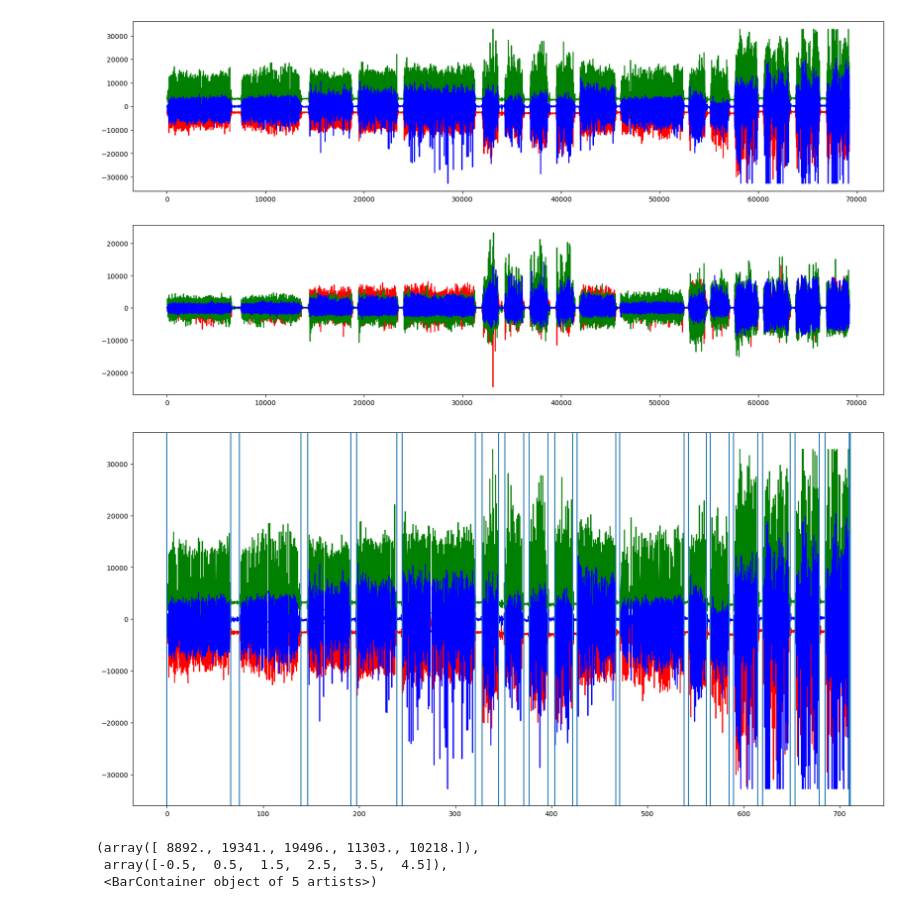
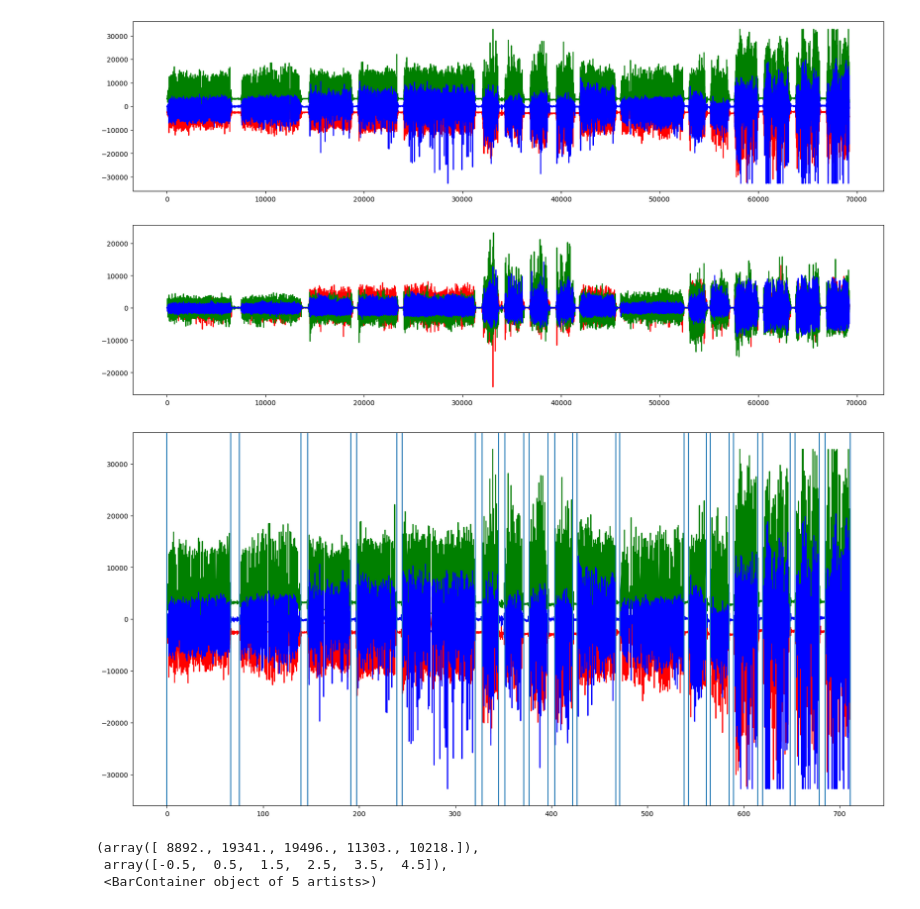
Before and after one commit to dangoodie/cosc102-assignment3, a Jupyter notebook: a3_prepare_data.ipynb, the cells around one changed output. Saved outputs shown, nothing was run; the diff lists cells and outputs as text; code cells hidden in the pictures.

Commit message:
data is prepared

```diff
--- a/a3_prepare_data.ipynb
+++ b/a3_prepare_data.ipynb
@@ -104,38 +104,38 @@ start_time = time_track[start_idx]
 # The time track segment we are interested in
 time_track_segment = time_track[start_idx:end_idx]
 
-#Add an 'end' activity - this book-ends the data
-activity_set.append([time_track_segment[-1]-start_time, 'Standing'])
+# #Add an 'end' activity - this book-ends the data
+# activity_set.append([time_track_segment[-1]-start_time, 'Standing'])
 
 # Zero out the time track segment to make it match the video time
 time_track_segment = np.array(time_track_segment)-start_time
 
 ig, ax = plt.subplots(figsize=(20,10))
 ax.plot(time_track_segment,ax_set[start_idx:end_idx], color='r')
 ax.plot(time_track_segment,ay_set[start_idx:end_idx], color='g')
 ax.plot(time_track_segment,az_set[start_idx:end_idx], color='b')
 
 
 for imu_time_track_item in time_track_segment:
     current_time =  imu_time_track_item
     next_activity_ts = activity_set[activity_idx+1][0]
 
     # Here we need to move to the next activity in the annotations data if the current
     # IMU data point lies after the next annotation time stamp.
     if current_time > next_activity_ts:
         #Move to nex activity
         activity_idx = activity_idx + 1;
         next_activity_ts = activity_set[activity_idx+1][0]
 
 
     activity_timeseries.append(activity_set[activity_idx][2])
     activity_string_timeseries.append(activity_set[activity_idx][1])
 
 # Plot the location of the activity transitions just to sanity check the data
 for act in np.array(list(zip(*activity_set)))[0,:]:
     ax.axvline(float(act))
 # %% [output]
-[figure, old version]
+[figure, new version]
 # %%
 fig, ax = plt.subplots(figsize=(10,10))
 ax.hist(activity_timeseries, bins=[-0.5,0.5,1.5,2.5,3.5, 4.5] , rwidth=0.5, align='mid')
```
Also changed, not shown: parts of 1 cell of this notebook.
